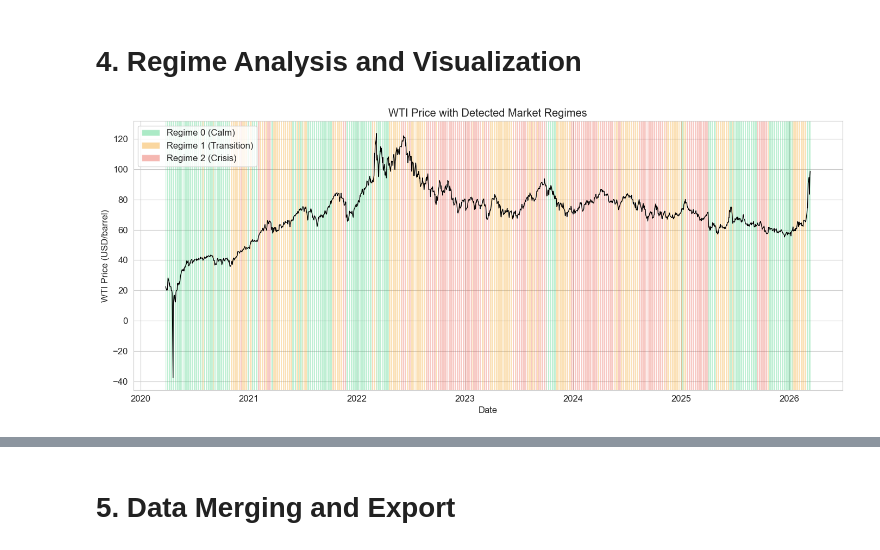
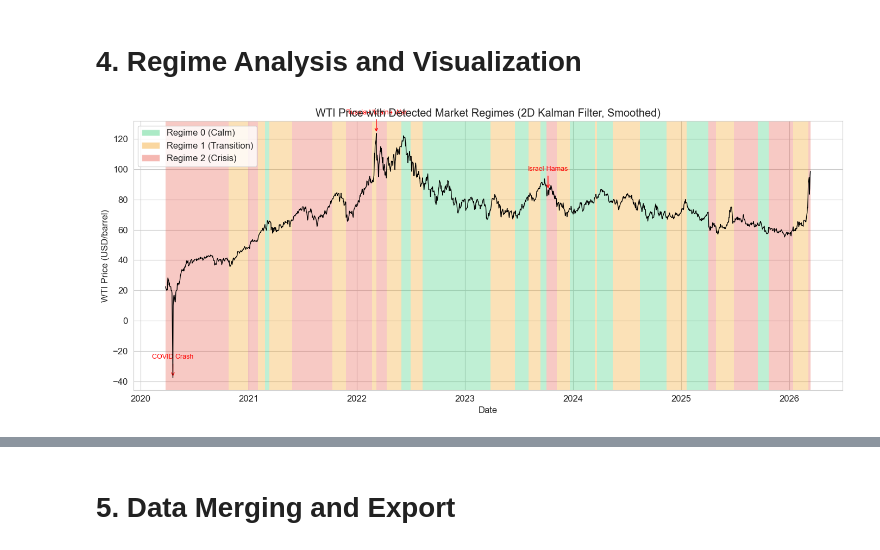
Before and after one commit to zhicongDeng/BTC-ETH-Pairs-Trading, a Jupyter notebook: test_pytorch/claude/01_regime_detection.ipynb, the cells around one changed output, grey strips where cells are left out. Saved outputs shown, nothing was run; the diff lists cells and outputs as text; code cells hidden in the pictures.

```diff
--- a/test_pytorch/claude/01_regime_detection.ipynb
+++ b/test_pytorch/claude/01_regime_detection.ipynb
@@ -240,30 +330,41 @@ plt.show()
 # %%
 regime_colors = {0: '#2ecc71', 1: '#f39c12', 2: '#e74c3c'}
 regime_labels = {0: 'Regime 0 (Calm)', 1: 'Regime 1 (Transition)', 2: 'Regime 2 (Crisis)'}
 
 fig, ax = plt.subplots(figsize=(14, 6))
 
-for regime in [0, 1, 2]:
-    mask = df_kf['regime_label'] == regime
-    dates = df_kf.loc[mask, 'observation_date']
-    for d in dates:
-        ax.axvspan(d - pd.Timedelta(days=0.5), d + pd.Timedelta(days=0.5),
-                   alpha=0.3, color=regime_colors[regime], linewidth=0)
+df_kf = df_kf.reset_index(drop=True)
+
+for idx in range(len(df_kf) - 1):
+    ax.axvspan(df_kf.loc[idx, 'observation_date'], df_kf.loc[idx + 1, 'observation_date'],
+               alpha=0.3, color=regime_colors[df_kf.loc[idx, 'regime_label']], linewidth=0)
 
 ax.plot(df_kf['observation_date'], df_kf['WTI_Price'],
         color='black', linewidth=1, zorder=5)
 
 from matplotlib.patches import Patch
 legend_handles = [Patch(facecolor=regime_colors[r], alpha=0.4, label=regime_labels[r])
                   for r in [0, 1, 2]]
 ax.legend(handles=legend_handles, loc='upper left')
 ax.set_xlabel('Date')
 ax.set_ylabel('WTI Price (USD/barrel)')
-ax.set_title('WTI Price with Detected Market Regimes')
+ax.set_title('WTI Price with Detected Market Regimes (2D Kalman Filter, Smoothed)')
+
+# Annotate major events
+events = {'2020-04-20': 'COVID Crash', '2022-03-08': 'Russia-Ukraine War', '2023-10-09': 'Israel-Hamas'}
+for date_str, label in events.items():
+    date = pd.Timestamp(date_str)
+    nearest_idx = (df_kf['observation_date'] - date).abs().idxmin()
+    price = df_kf.loc[nearest_idx, 'WTI_Price']
+    ax.annotate(label, xy=(date, price), xytext=(0, 25),
+                textcoords='offset points', fontsize=9,
+                arrowprops=dict(arrowstyle='->', color='red'),
+                ha='center', color='red')
+
 plt.tight_layout()
 plt.show()
 # %% [output]
-[figure, old version]
+[figure, new version]
 # %%
 regime_stats = df_kf.groupby('regime_label').agg(
     count=('WTI_Price', 'size'),
```
Also changed, not shown: parts of 7 cells of this notebook, 2 other files.
